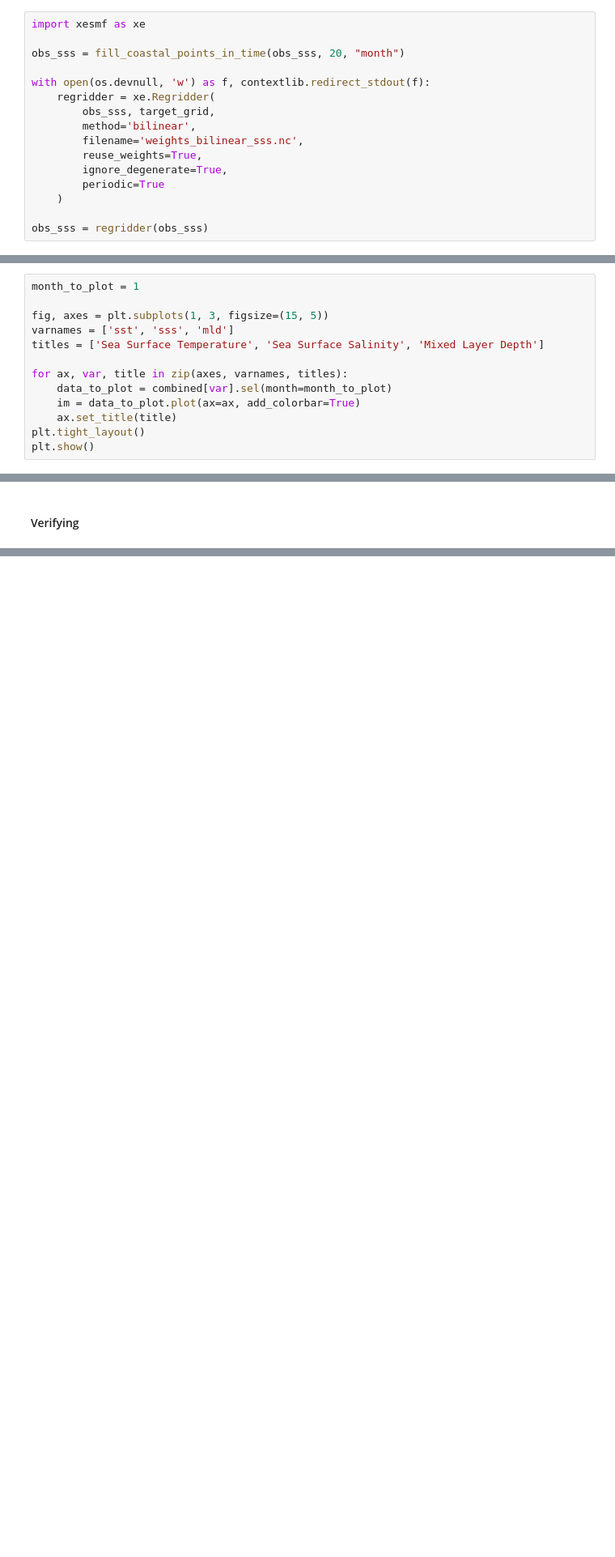
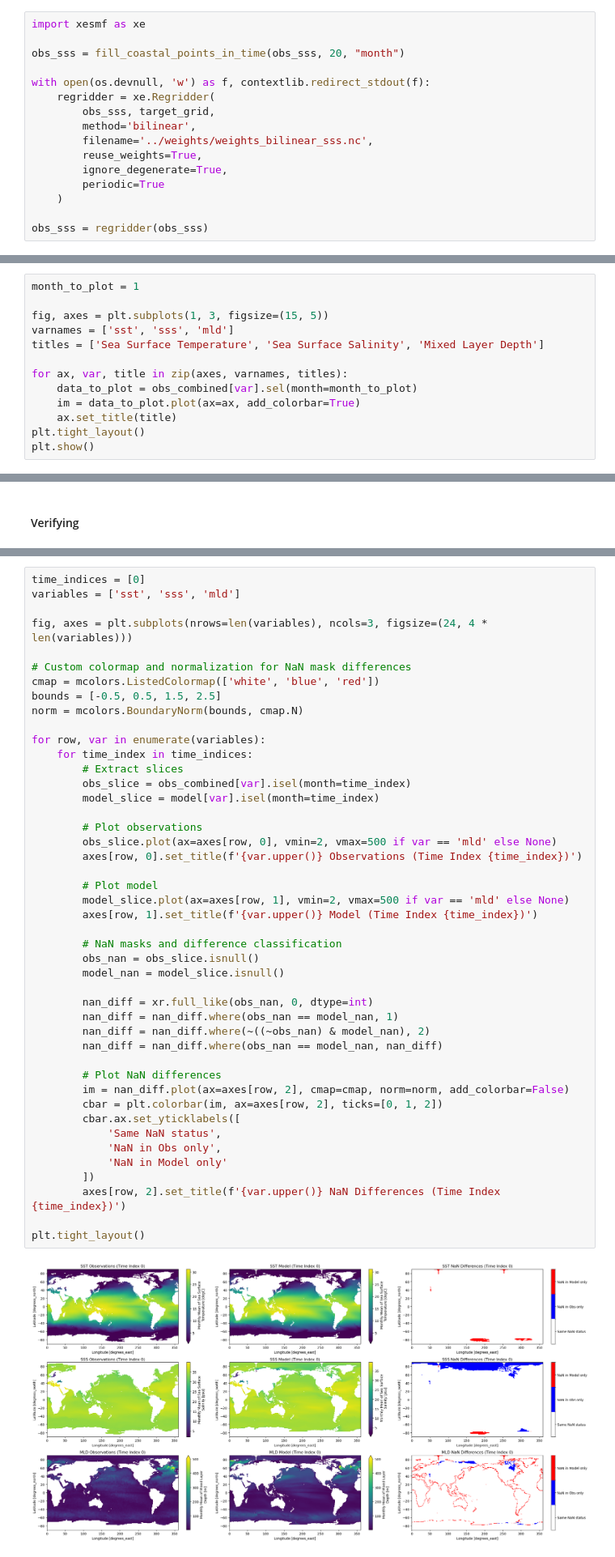
Before and after one commit to gantz-thomas-gantz/NEMOCheck, a Jupyter notebook: data/processing/processing.ipynb, the cells around one changed output, grey strips where cells are left out. Shown at 81% size. Cells and saved outputs as stored; diff of their text form; blank space fills up the shorter version.

```diff
--- a/data/processing/processing.ipynb
+++ b/data/processing/processing.ipynb
@@ -204,7 +205,7 @@ with open(os.devnull, 'w') as f, contextlib.redirect_stdout(f):
     regridder = xe.Regridder(
         obs_sss, target_grid,
         method='bilinear',
-        filename='weights_bilinear_sss.nc',
+        filename='../weights/weights_bilinear_sss.nc',
         reuse_weights=True,
         ignore_degenerate=True,
         periodic=True
@@ -286,7 +286,7 @@ varnames = ['sst', 'sss', 'mld']
 titles = ['Sea Surface Temperature', 'Sea Surface Salinity', 'Mixed Layer Depth']
 
 for ax, var, title in zip(axes, varnames, titles):
-    data_to_plot = combined[var].sel(month=month_to_plot)
+    data_to_plot = obs_combined[var].sel(month=month_to_plot)
     im = data_to_plot.plot(ax=ax, add_colorbar=True)
     ax.set_title(title)
 plt.tight_layout()
@@ -410,6 +420,53 @@ plt.tight_layout()
 plt.show()
 # %% [output]
 [figure]
+# %%
+time_indices = [0]
+variables = ['sst', 'sss', 'mld']
+
+fig, axes = plt.subplots(nrows=len(variables), ncols=3, figsize=(24, 4 * len(variables)))
+
+# Custom colormap and normalization for NaN mask differences
+cmap = mcolors.ListedColormap(['white', 'blue', 'red'])
+bounds = [-0.5, 0.5, 1.5, 2.5]
+norm = mcolors.BoundaryNorm(bounds, cmap.N)
+
+for row, var in enumerate(variables):
+    for time_index in time_indices:
+        # Extract slices
+        obs_slice = obs_combined[var].isel(month=time_index)
+        model_slice = model[var].isel(month=time_index)
+
+        # Plot observations
+        obs_slice.plot(ax=axes[row, 0], vmin=2, vmax=500 if var == 'mld' else None)
+        axes[row, 0].set_title(f'{var.upper()} Observations (Time Index {time_index})')
+
+        # Plot model
+        model_slice.plot(ax=axes[row, 1], vmin=2, vmax=500 if var == 'mld' else None)
+        axes[row, 1].set_title(f'{var.upper()} Model (Time Index {time_index})')
+
+        # NaN masks and difference classification
+        obs_nan = obs_slice.isnull()
+        model_nan = model_slice.isnull()
+
+        nan_diff = xr.full_like(obs_nan, 0, dtype=int)
+        nan_diff = nan_diff.where(obs_nan == model_nan, 1)
+        nan_diff = nan_diff.where(~((~obs_nan) & model_nan), 2)
+        nan_diff = nan_diff.where(obs_nan == model_nan, nan_diff)
+
+        # Plot NaN differences
+        im = nan_diff.plot(ax=axes[row, 2], cmap=cmap, norm=norm, add_colorbar=False)
+        cbar = plt.colorbar(im, ax=axes[row, 2], ticks=[0, 1, 2])
+        cbar.ax.set_yticklabels([
+            'Same NaN status',
+            'NaN in Obs only',
+            'NaN in Model only'
+        ])
+        axes[row, 2].set_title(f'{var.upper()} NaN Differences (Time Index {time_index})')
+
+plt.tight_layout()
+# %% [output]
+[figure, added]
 # %% [markdown]
 #### Saving
 # %%
```
Also changed, not shown: parts of 15 cells of this notebook, 7 other files.
